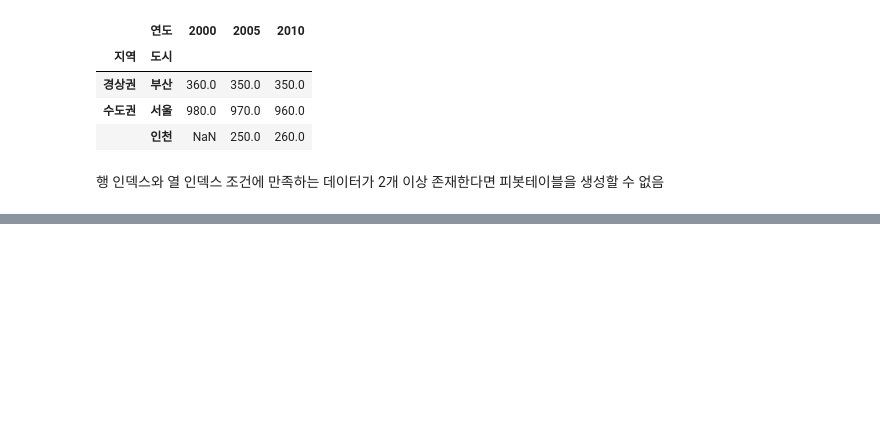
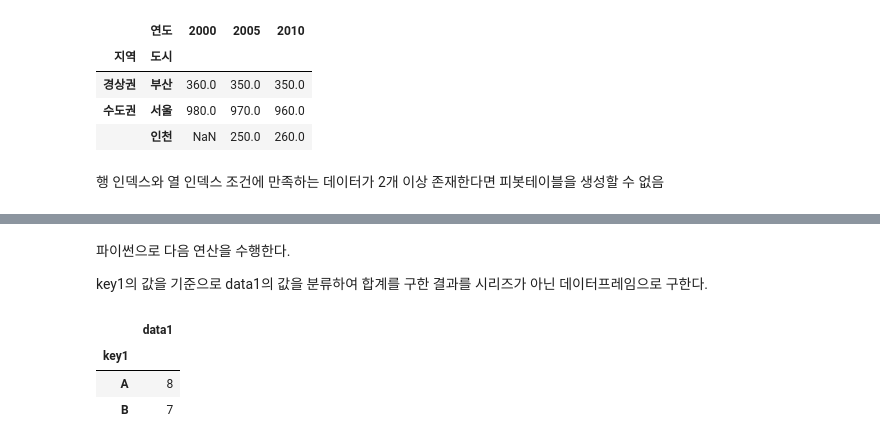
Before and after one commit to jojaehyeok99/python_20240215, a Jupyter notebook: pandas_data_analysis/pandas_data_advanced_controll.ipynb, the cells around one changed output, grey strips where cells are left out. Saved outputs shown, nothing was run; the diff lists cells and outputs as text; code cells hidden in the pictures; blank space fills up the shorter version.

```diff
--- a/pandas_data_analysis/pandas_data_advanced_controll.ipynb
+++ b/pandas_data_analysis/pandas_data_advanced_controll.ipynb
@@ -471,0 +568,11 @@ df1.pivot(index = ['지역','도시'], columns= '연도', values= '인구')
+# %% [markdown]
+파이썬으로 다음 연산을 수행한다.
+
+key1의 값을 기준으로 data1의 값을 분류하여 합계를 구한 결과를 시리즈가 아닌 데이터프레임으로 구한다.
+# %%
+df2.groupby(df2.key1).sum()[['data1']]
+# %% [output]
+|  | data1 |
+| key1 |  |
+| A | 8 |
+| B | 7 |
```
Also changed, not shown: parts of 11 cells of this notebook.
